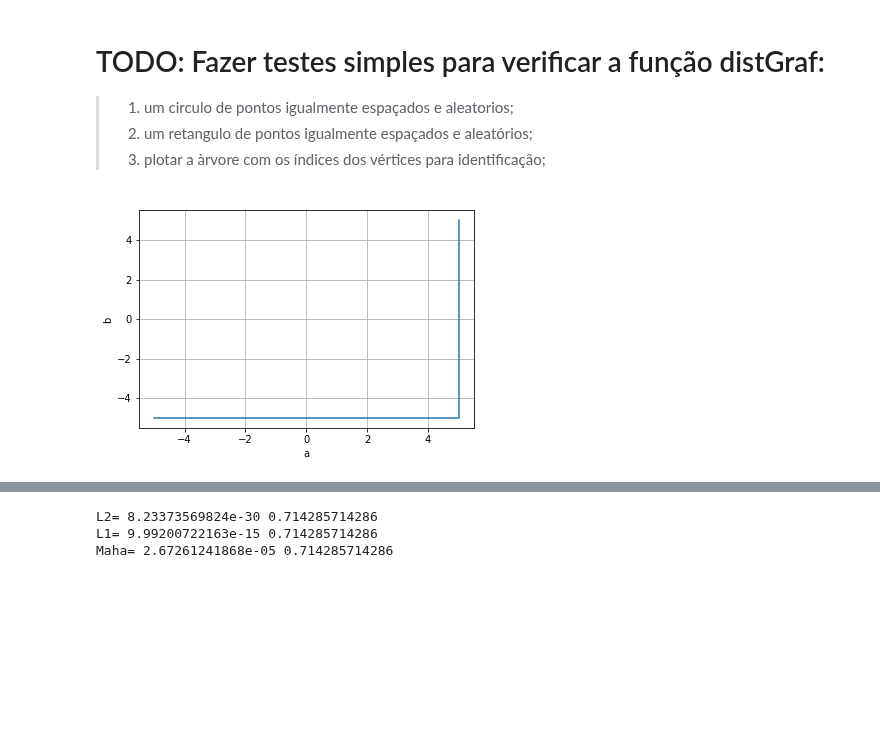
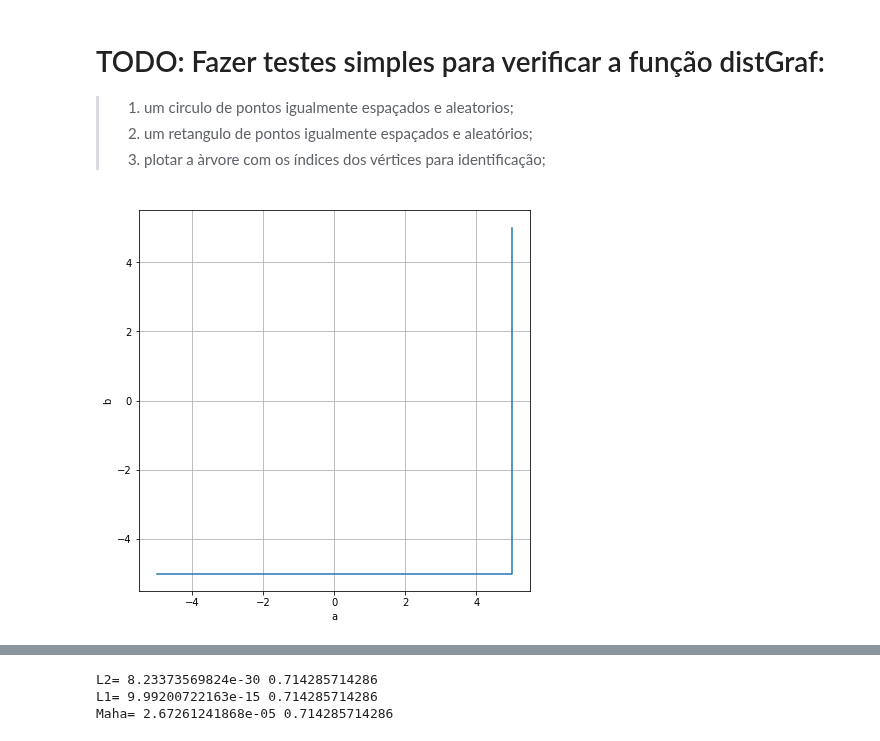
Before and after one commit to EdsonAlonso/EstagioCurricular, a Jupyter notebook: Test_graph.ipynb, the cells around one changed output, grey strips where cells are left out. Saved outputs shown, nothing was run; the diff lists cells and outputs as text; code cells hidden in the pictures; blank space fills up the shorter version.

```diff
--- a/Test_graph.ipynb
+++ b/Test_graph.ipynb
@@ -168,32 +166,33 @@ plt.show()
 # %%
 #PLOTA UM L PARA TESTAR A FUNCAO DISTGRAPH E O NETWORKX
 ax = np.linspace(-5,5,npoints)
 ay = np.zeros(npoints-1)
 ay = 5 + ay
 by = np.linspace(-5 + 2*5/(npoints-1),5,npoints-1)
 bx = np.zeros(npoints)
 bx = -5 + bx
 
 a = np.zeros(2*npoints - 1)
 b = np.zeros(2*npoints - 1)
 
 for i in range(0, npoints):
     a[i] = ax[i]
 for i in range(npoints, 2*npoints - 1 ):
     a[i] = ay[i - npoints]
 
 for i in range(0, npoints):
     b[i] = bx[i]
 for i in range(npoints, 2*npoints - 1):
     b[i] = by[i - npoints]
 L = (a,b)
+plt.figure(figsize=(7,7),facecolor='w')
 plt.plot(a,b)
 plt.xlabel('a')
 plt.ylabel('b')
 plt.grid()
 plt.show()
 # %% [output]
-[figure, old version]
+[figure, new version]
 # %%
 Sl = nx.Graph()
 for i in range(2*npoints-1):
```
Also changed, not shown: parts of 22 cells of this notebook.
